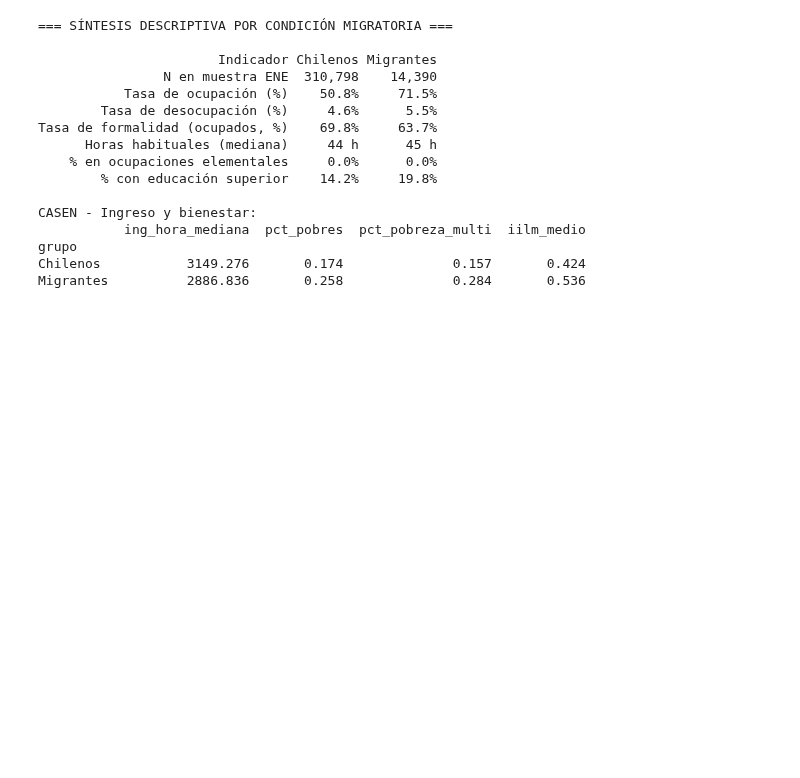
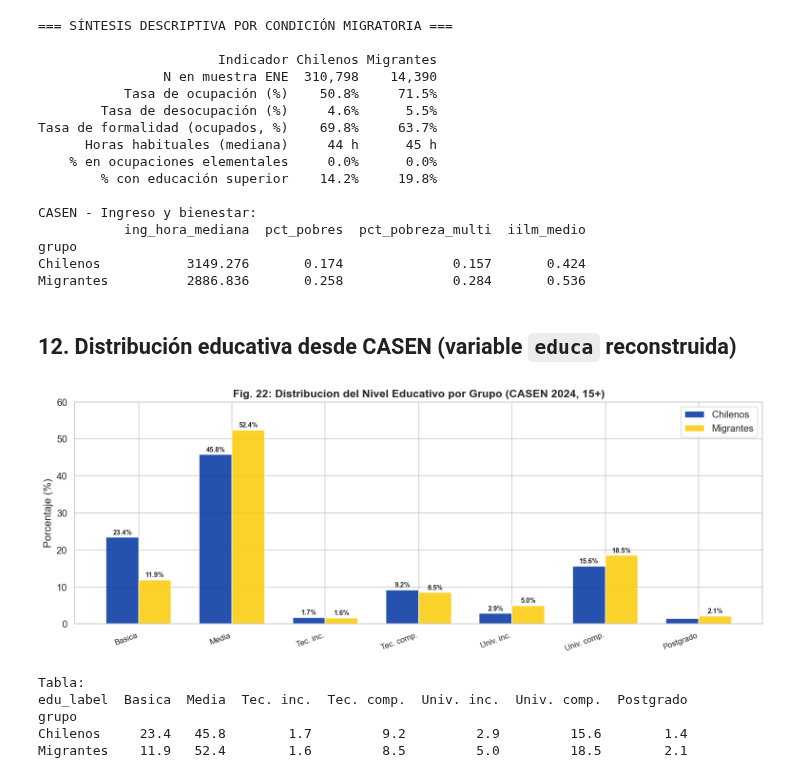
Before and after one commit to ElK1000o/investigacion-ia, a Jupyter notebook: Python/Analisis/03_eda_descriptivo.ipynb, the cells around one changed output. Cells and saved outputs as stored; diff of their text form; code cells hidden in the pictures; blank space fills up the shorter version.

```diff
--- a/Python/Analisis/03_eda_descriptivo.ipynb
+++ b/Python/Analisis/03_eda_descriptivo.ipynb
@@ -679,3 +679,56 @@ CASEN - Ingreso y bienestar:
 grupo
 Chilenos           3149.276       0.174              0.157       0.424
 Migrantes          2886.836       0.258              0.284       0.536
+# %% [markdown]
+## 12. Distribución educativa desde CASEN (variable `educa` reconstruida)
+# %%
+# Figura 22: Distribucion educativa CASEN 7 niveles (Basica -> Postgrado)
+# Universo: todos los 15+ con educa disponible
+# Fuente: casen_procesada.parquet  variable 'educa' reconstruida en notebook 02
+
+edu_labels = {1: 'Basica', 2: 'Media', 3: 'Tec. inc.', 4: 'Tec. comp.',
+              5: 'Univ. inc.', 6: 'Univ. comp.', 7: 'Postgrado'}
+edu_order_cas = ['Basica', 'Media', 'Tec. inc.', 'Tec. comp.',
+                 'Univ. inc.', 'Univ. comp.', 'Postgrado']
+
+cas_edu = cas[cas['educa'].notna()].copy()
+cas_edu['edu_label'] = cas_edu['educa'].map(edu_labels)
+
+edu_dist = (cas_edu.groupby(['grupo', 'edu_label'])
+            .size().unstack(fill_value=0))
+edu_pct  = edu_dist.div(edu_dist.sum(axis=1), axis=0) * 100
+edu_pct  = edu_pct.reindex(columns=[c for c in edu_order_cas if c in edu_pct.columns])
+
+fig, ax = plt.subplots(figsize=(13, 5))
+x = np.arange(len(edu_pct.columns))
+width = 0.35
+for i, (grupo, row) in enumerate(edu_pct.iterrows()):
+    bars = ax.bar(x + i*width - width/2, row.values, width=width,
+                  label=grupo, color=list(COLORES.values())[i],
+                  alpha=0.85, edgecolor='white')
+    for bar in bars:
+        if bar.get_height() >= 1.5:
+            ax.text(bar.get_x() + bar.get_width()/2, bar.get_height() + 0.4,
+                    f'{bar.get_height():.1f}%',
+                    ha='center', va='bottom', fontsize=8.5, fontweight='bold')
+
+ax.set_xticks(x)
+ax.set_xticklabels(edu_pct.columns, rotation=20, ha='right', fontsize=10)
+ax.set_ylabel('Porcentaje (%)')
+ax.set_ylim(0, 60)
+ax.set_title('Fig. 22: Distribucion del Nivel Educativo por Grupo (CASEN 2024, 15+)',
+             fontsize=14, fontweight='bold')
+ax.legend()
+plt.tight_layout()
+plt.savefig(os.path.join(FIG, 'fig22_edu_casen.png'))
+plt.show()
+
+print('Tabla:')
+print(edu_pct.round(1).to_string())
+# %% [output]
+[figure, added]
+Tabla:
+edu_label  Basica  Media  Tec. inc.  Tec. comp.  Univ. inc.  Univ. comp.  Postgrado
+grupo
+Chilenos     23.4   45.8        1.7         9.2         2.9         15.6        1.4
+Migrantes    11.9   52.4        1.6         8.5         5.0         18.5        2.1
```
Also changed, not shown: parts of 5 cells of this notebook, 31 other files.
